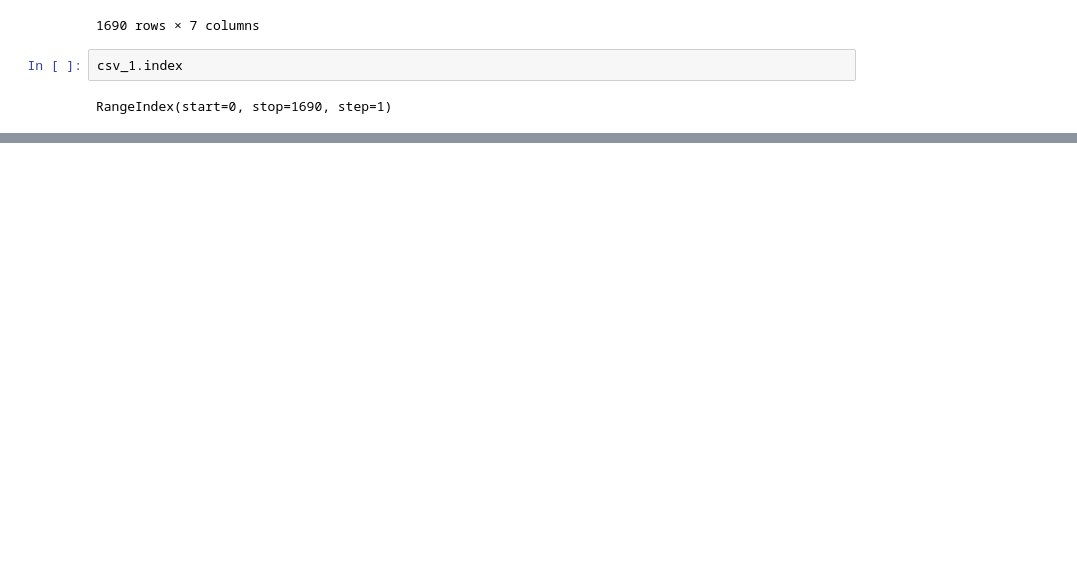
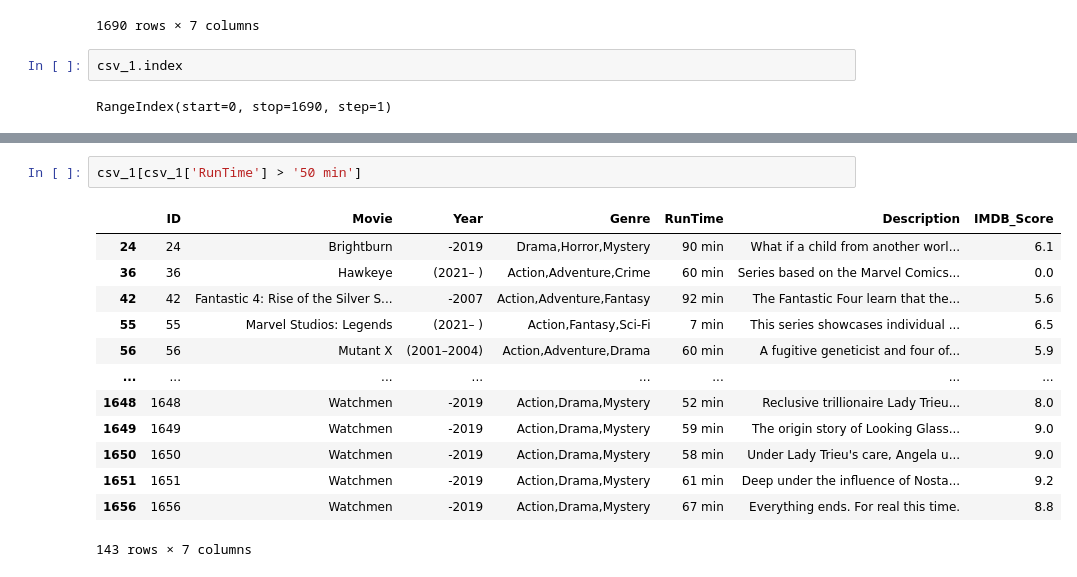
Before and after one commit to sandeep897663/jupter, a Jupyter notebook: pratice.ipynb, the cells around one changed output, grey strips where cells are left out. Cells and saved outputs as stored; diff of their text form; blank space fills up the shorter version.

```diff
--- a/pratice.ipynb
+++ b/pratice.ipynb
@@ -26,0 +81,16 @@ RangeIndex(start=0, stop=1690, step=1)
+# %%
+csv_1[csv_1['RunTime'] > '50 min']
+# %% [output]
+|  | ID | Movie | Year | Genre | RunTime | Description | IMDB_Score |
+| 24 | 24 | Brightburn | -2019 | Drama,Horror,Mystery | 90 min | What if a child from another worl... | 6.1 |
+| 36 | 36 | Hawkeye | (2021– ) | Action,Adventure,Crime | 60 min | Series based on the Marvel Comics... | 0.0 |
+| 42 | 42 | Fantastic 4: Rise of the Silver S... | -2007 | Action,Adventure,Fantasy | 92 min | The Fantastic Four learn that the... | 5.6 |
+| 55 | 55 | Marvel Studios: Legends | (2021– ) | Action,Fantasy,Sci-Fi | 7 min | This series showcases individual ... | 6.5 |
+| 56 | 56 | Mutant X | (2001–2004) | Action,Adventure,Drama | 60 min | A fugitive geneticist and four of... | 5.9 |
+| ... | ... | ... | ... | ... | ... | ... | ... |
+| 1648 | 1648 | Watchmen | -2019 | Action,Drama,Mystery | 52 min | Reclusive trillionaire Lady Trieu... | 8.0 |
+| 1649 | 1649 | Watchmen | -2019 | Action,Drama,Mystery | 59 min | The origin story of Looking Glass... | 9.0 |
+| 1650 | 1650 | Watchmen | -2019 | Action,Drama,Mystery | 58 min | Under Lady Trieu's care, Angela u... | 9.0 |
+| 1651 | 1651 | Watchmen | -2019 | Action,Drama,Mystery | 61 min | Deep under the influence of Nosta... | 9.2 |
+| 1656 | 1656 | Watchmen | -2019 | Action,Drama,Mystery | 67 min | Everything ends. For real this time. | 8.8 |
+143 rows × 7 columns
```
Also changed, not shown: parts of 15 cells of this notebook, 3 other files.
